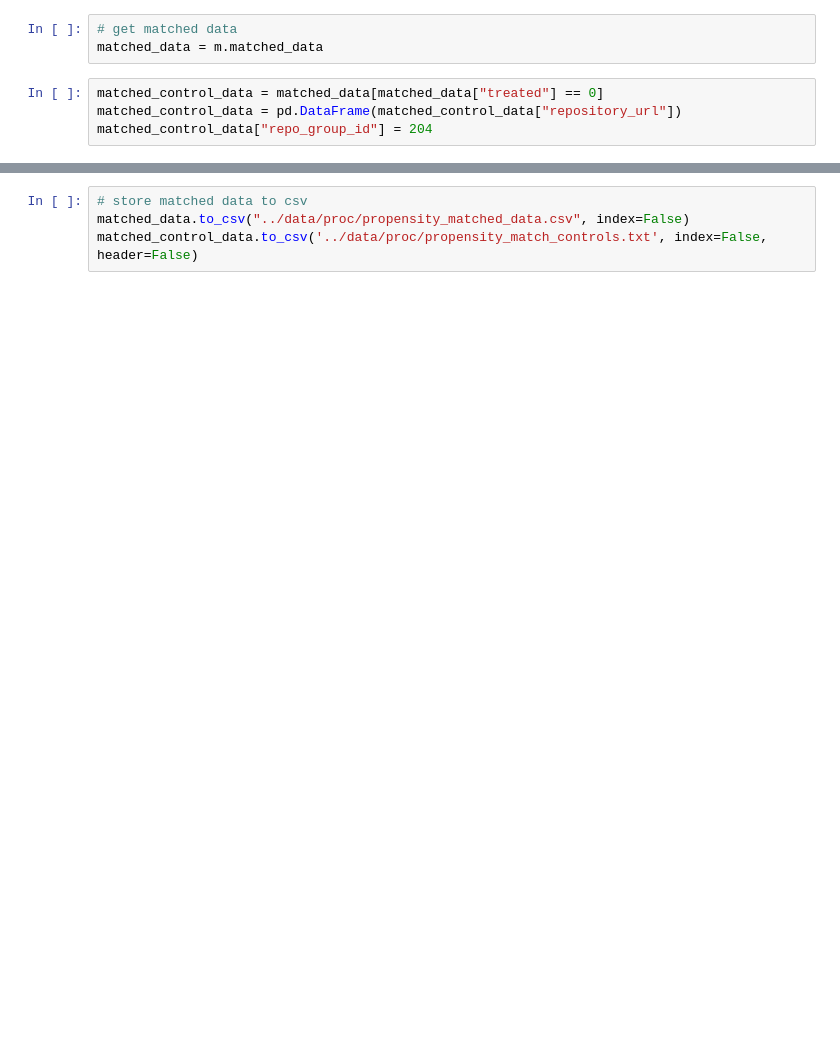
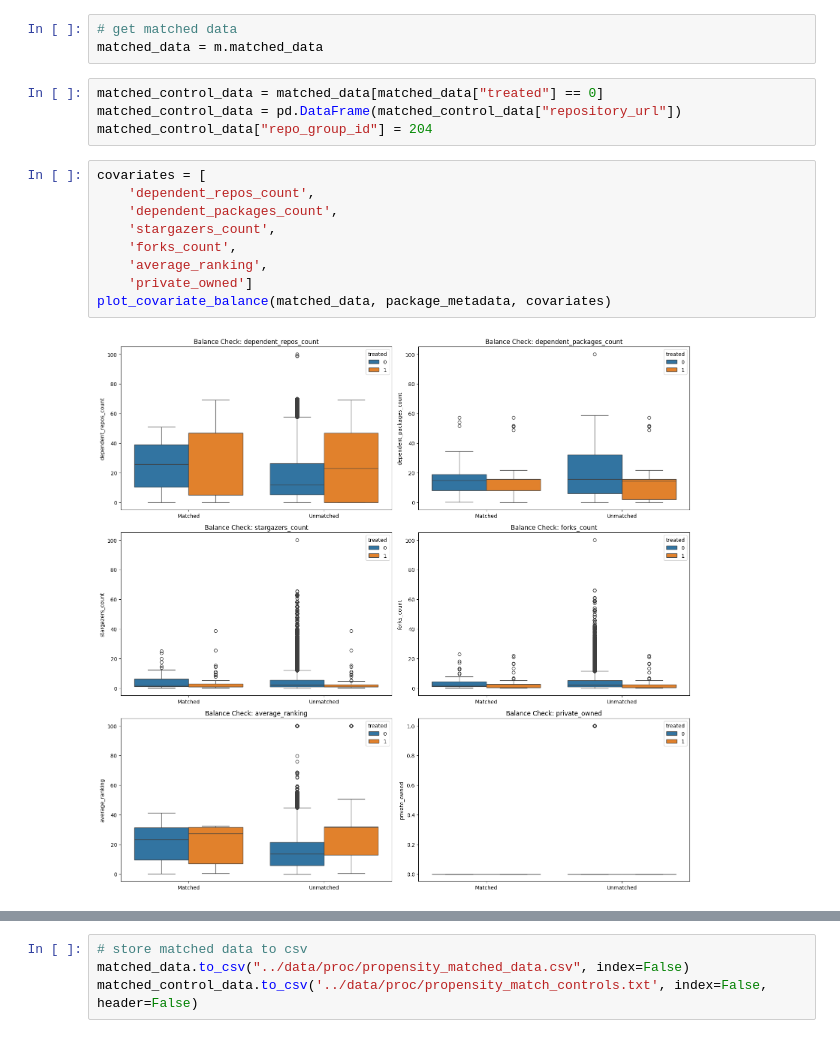
Before and after one commit to ldmnch/thesis_mds_2026, a Jupyter notebook: laias_thesis_scripts/02_probability_weighting.ipynb, the cells around one changed output, grey strips where cells are left out. Saved outputs shown, nothing was run; the diff lists cells and outputs as text; blank space fills up the shorter version.

```diff
--- a/laias_thesis_scripts/02_probability_weighting.ipynb
+++ b/laias_thesis_scripts/02_probability_weighting.ipynb
@@ -166,3 +162,14 @@ matched_data = m.matched_data
 matched_control_data = matched_data[matched_data["treated"] == 0]
 matched_control_data = pd.DataFrame(matched_control_data["repository_url"])
 matched_control_data["repo_group_id"] = 204
+# %%
+covariates = [
+    'dependent_repos_count',
+    'dependent_packages_count',
+    'stargazers_count',
+    'forks_count',
+    'average_ranking',
+    'private_owned']
+plot_covariate_balance(matched_data, package_metadata, covariates)
+# %% [output]
+[figure, added]
```
Also changed, not shown: parts of 14 cells of this notebook, 7 other files.
